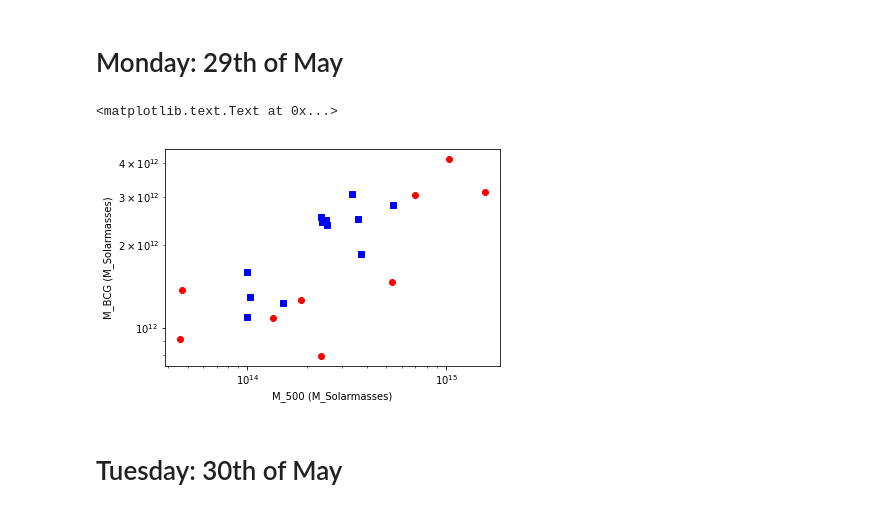
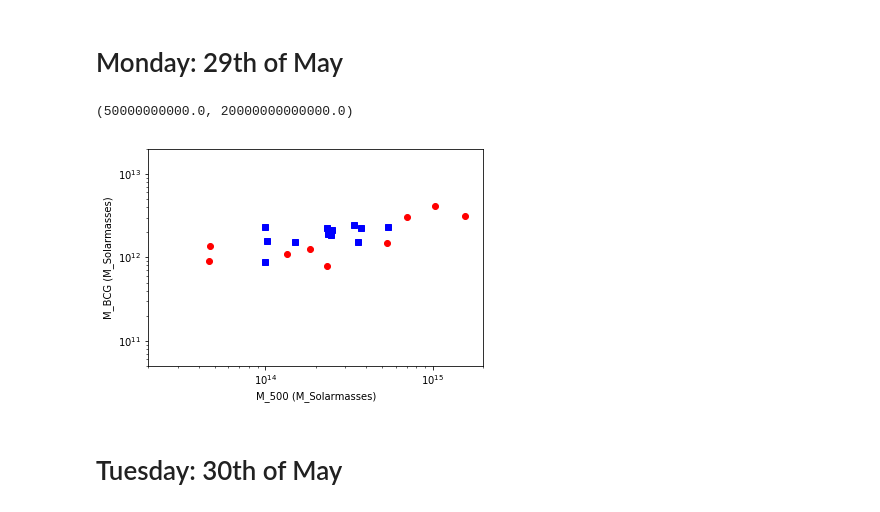
Before and after one commit to moustakas/siena-astrophysics, a Jupyter notebook: summer2017/ghadeer/jojoS2017.ipynb, the cells around one changed output. Saved outputs shown, nothing was run; the diff lists cells and outputs as text; code cells hidden in the pictures.

```diff
--- a/summer2017/ghadeer/jojoS2017.ipynb
+++ b/summer2017/ghadeer/jojoS2017.ipynb
@@ -158,20 +158,20 @@ LBCG_ICL_G = np.array([0.84, 0.87, 0.33, 0.57, 0.85, 0.60, 0.86, 0.93, 0.71, 0.8
 # %%
 fig, ax = plt.subplots()
 
-ax.plot(x, y,'ro')
-ax.plot(xg, yg,'bs')
+ax.plot(M500_K, MBCG_K,'ro')
+ax.plot(M500_G, LBCG_ICL_G,'bs')
 
 ax.set_xscale('log')
 ax.set_yscale('log')
 
 ax.set_xlabel('M_500 (M_Solarmasses)')
 ax.set_ylabel('M_BCG (M_Solarmasses)')
 
-#ax.set_xlim(2e13, 2e15)
-#ax.set_ylim(5e10, 2e13)
+ax.set_xlim(2e13, 2e15)
+ax.set_ylim(5e10, 2e13)
 # %% [output]
-<matplotlib.text.Text at 0x...>
+(50000000000.0, 20000000000000.0)
-[figure, old version]
+[figure, new version]
 # %% [markdown]
 # Tuesday: 30th of May
 # %% [markdown]
```
Also changed, not shown: parts of 18 cells of this notebook.
